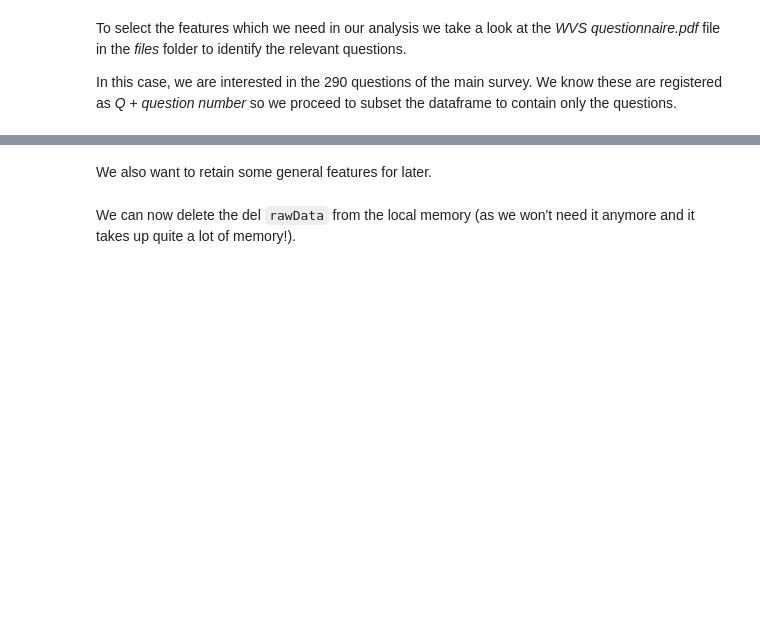
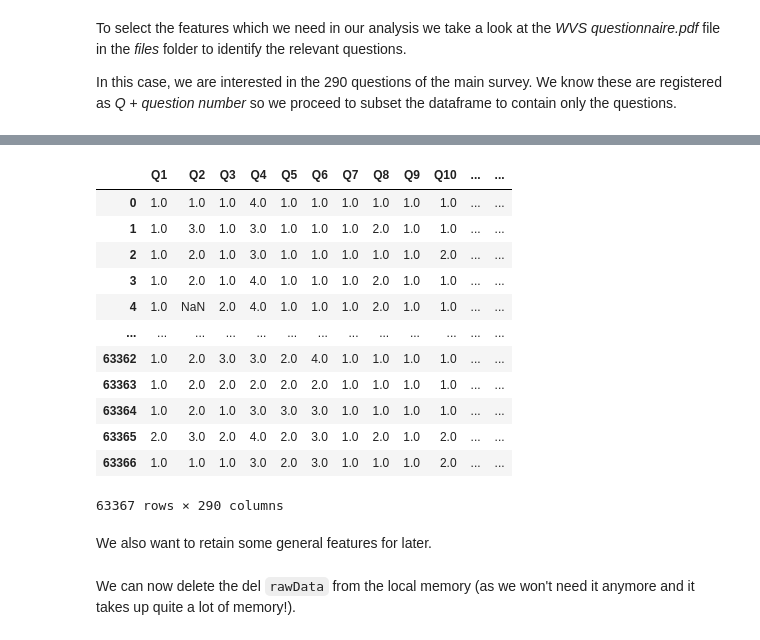
Before and after one commit to Jonghun-Han/HEDSpython, a Jupyter notebook: Tutorial_5.ipynb, the cells around one changed output, grey strips where cells are left out. Drawn from its saved outputs; the diff is of its cells as text; code cells hidden in the pictures; blank space fills up the shorter version.

```diff
--- a/Tutorial_5.ipynb
+++ b/Tutorial_5.ipynb
@@ -45,3 +70,19 @@ print('the final shape of the dataset is:', WVS.shape)
+# %%
+WVS
+# %% [output]
+|  | Q1 | Q2 | Q3 | Q4 | Q5 | Q6 | Q7 | Q8 | Q9 | Q10 | ... | ... |
+| 0 | 1.0 | 1.0 | 1.0 | 4.0 | 1.0 | 1.0 | 1.0 | 1.0 | 1.0 | 1.0 | ... | ... |
+| 1 | 1.0 | 3.0 | 1.0 | 3.0 | 1.0 | 1.0 | 1.0 | 2.0 | 1.0 | 1.0 | ... | ... |
+| 2 | 1.0 | 2.0 | 1.0 | 3.0 | 1.0 | 1.0 | 1.0 | 1.0 | 1.0 | 2.0 | ... | ... |
+| 3 | 1.0 | 2.0 | 1.0 | 4.0 | 1.0 | 1.0 | 1.0 | 2.0 | 1.0 | 1.0 | ... | ... |
+| 4 | 1.0 | NaN | 2.0 | 4.0 | 1.0 | 1.0 | 1.0 | 2.0 | 1.0 | 1.0 | ... | ... |
+| ... | ... | ... | ... | ... | ... | ... | ... | ... | ... | ... | ... | ... |
+| 63362 | 1.0 | 2.0 | 3.0 | 3.0 | 2.0 | 4.0 | 1.0 | 1.0 | 1.0 | 1.0 | ... | ... |
+| 63363 | 1.0 | 2.0 | 2.0 | 2.0 | 2.0 | 2.0 | 1.0 | 1.0 | 1.0 | 1.0 | ... | ... |
+| 63364 | 1.0 | 2.0 | 1.0 | 3.0 | 3.0 | 3.0 | 1.0 | 1.0 | 1.0 | 1.0 | ... | ... |
+| 63365 | 2.0 | 3.0 | 2.0 | 4.0 | 2.0 | 3.0 | 1.0 | 2.0 | 1.0 | 2.0 | ... | ... |
+| 63366 | 1.0 | 1.0 | 1.0 | 3.0 | 2.0 | 3.0 | 1.0 | 1.0 | 1.0 | 2.0 | ... | ... |
+63367 rows × 290 columns
 # %% [markdown]
 We also want to retain some general features for later.
 # %%
```
Also changed, not shown: parts of 22 cells of this notebook.
